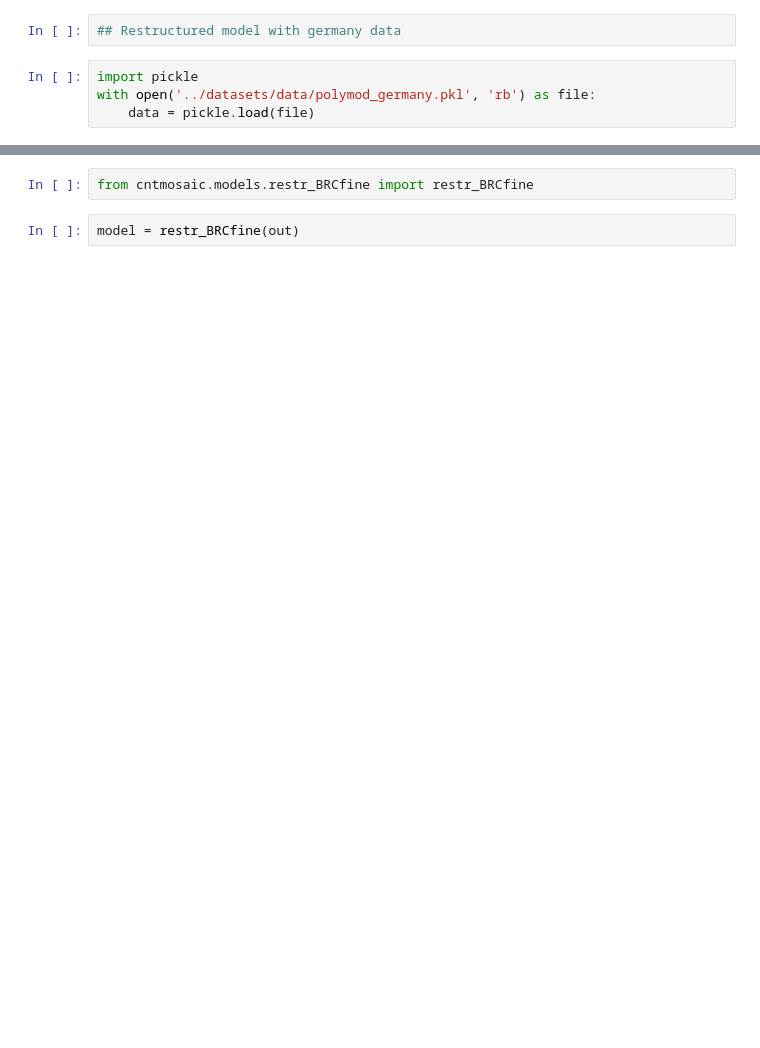
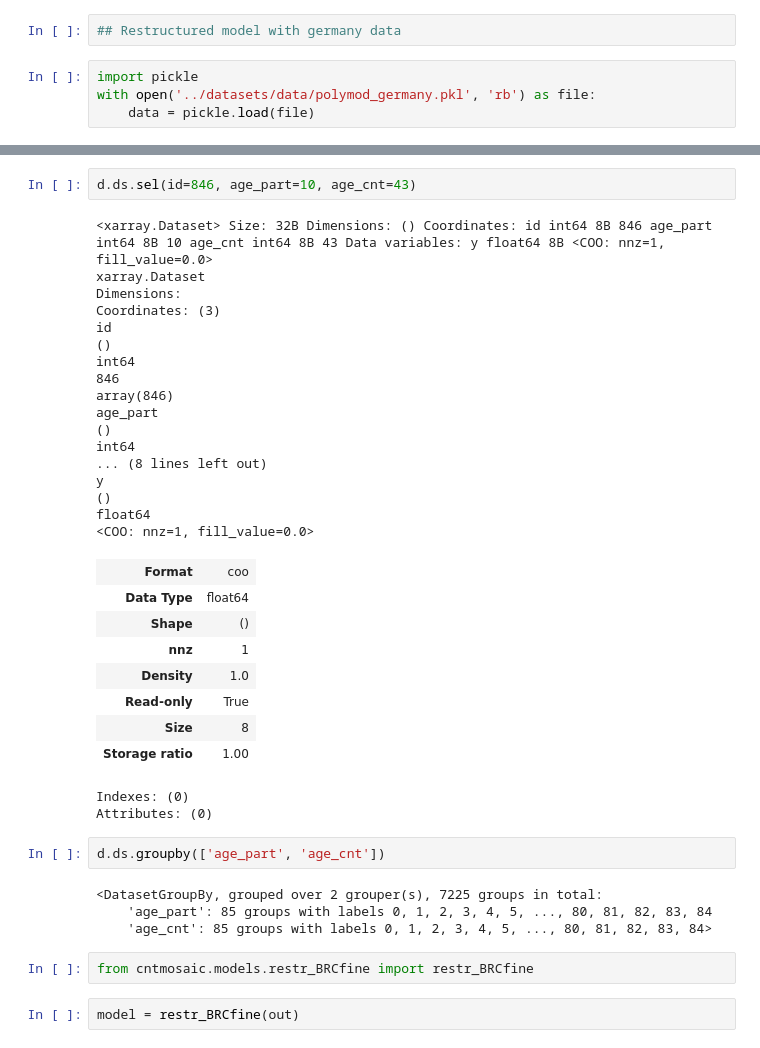
Before and after one commit to ShozenD/cntmosaic, a Jupyter notebook: cntmosaic/tutorial/germany.ipynb, the cells around one changed output, grey strips where cells are left out. Cells and saved outputs as stored; diff of their text form; blank space fills up the shorter version.

Commit message:
xarray dataset implemented, need further preprocessing for model use

```diff
--- a/cntmosaic/tutorial/germany.ipynb
+++ b/cntmosaic/tutorial/germany.ipynb
@@ -60,3 +49,39 @@ generate_input(column_map) method of cntmosaic.dataloader.loaders.GeneralLoader
+# %%
+d.ds.sel(id=846, age_part=10, age_cnt=43)
+# %% [output]
+<xarray.Dataset> Size: 32B Dimensions: () Coordinates: id int64 8B 846 age_part int64 8B 10 age_cnt int64 8B 43 Data variables: y float64 8B <COO: nnz=1, fill_value=0.0>
+xarray.Dataset
+Dimensions:
+Coordinates: (3)
+id
+()
+int64
+846
+array(846)
+age_part
+()
+int64
+... (8 lines left out)
+y
+()
+float64
+<COO: nnz=1, fill_value=0.0>
+| Format | coo |
+| Data Type | float64 |
+| Shape | () |
+| nnz | 1 |
+| Density | 1.0 |
+| Read-only | True |
+| Size | 8 |
+| Storage ratio | 1.00 |
+Indexes: (0)
+Attributes: (0)
+# %%
+d.ds.groupby(['age_part', 'age_cnt'])
+# %% [output]
+<DatasetGroupBy, grouped over 2 grouper(s), 7225 groups in total:
+    'age_part': 85 groups with labels 0, 1, 2, 3, 4, 5, ..., 80, 81, 82, 83, 84
+    'age_cnt': 85 groups with labels 0, 1, 2, 3, 4, 5, ..., 80, 81, 82, 83, 84>
 # %%
 from cntmosaic.models.restr_BRCfine import restr_BRCfine
 # %%
```
Also changed, not shown: parts of 23 cells of this notebook, 1 other file.
